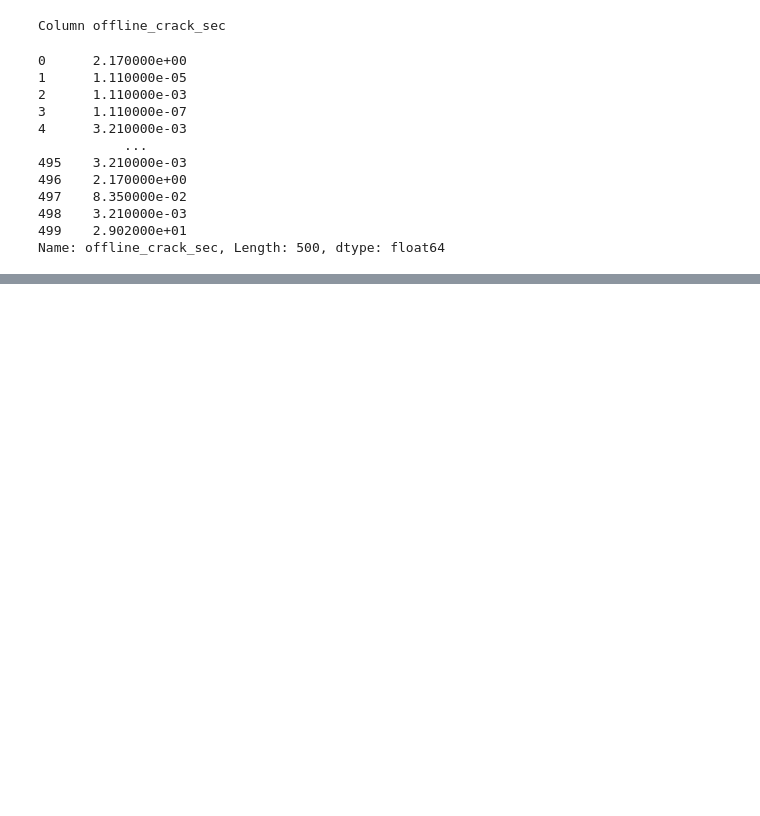
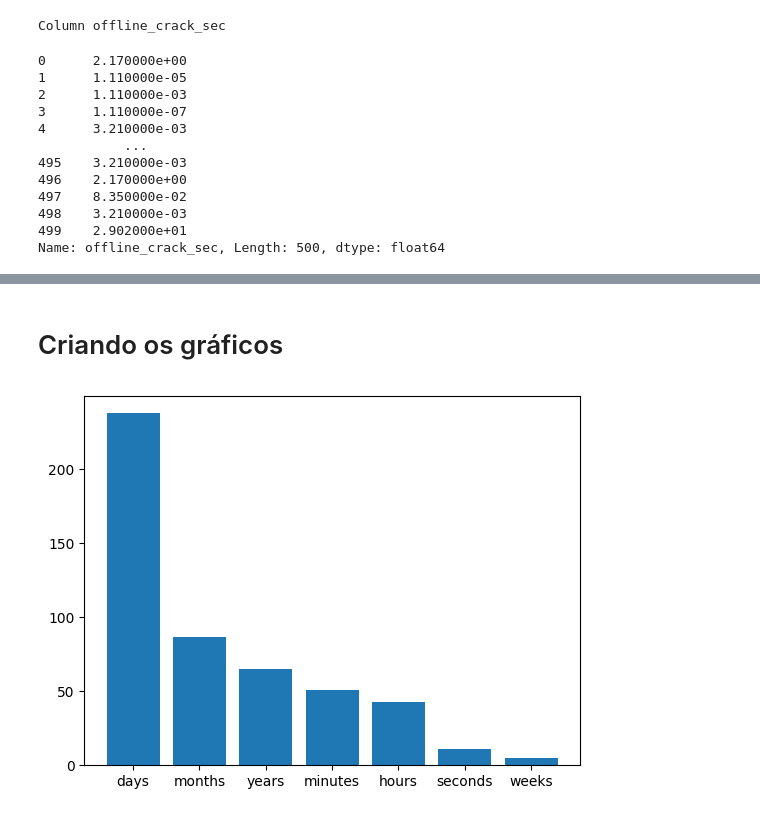
Before and after one commit to GustavoPMarcena/AnaliseIDHMundial_Probabilidade, a Jupyter notebook: main.ipynb, the cells around one changed output, grey strips where cells are left out. Drawn from its saved outputs; the diff is of its cells as text; code cells hidden in the pictures; blank space fills up the shorter version.

```diff
--- a/main.ipynb
+++ b/main.ipynb
@@ -166,0 +247,9 @@ Name: offline_crack_sec, Length: 500, dtype: float64
+# %% [markdown]
+# Criando os gráficos
+# %%
+x = list(df['time_unit'].value_counts().index)
+height = list(df['time_unit'].value_counts())
+plt.bar(x,height)
+plt.show()
+# %% [output]
+[figure, added]
```
Also changed, not shown: parts of 8 cells of this notebook, 2 other files.
